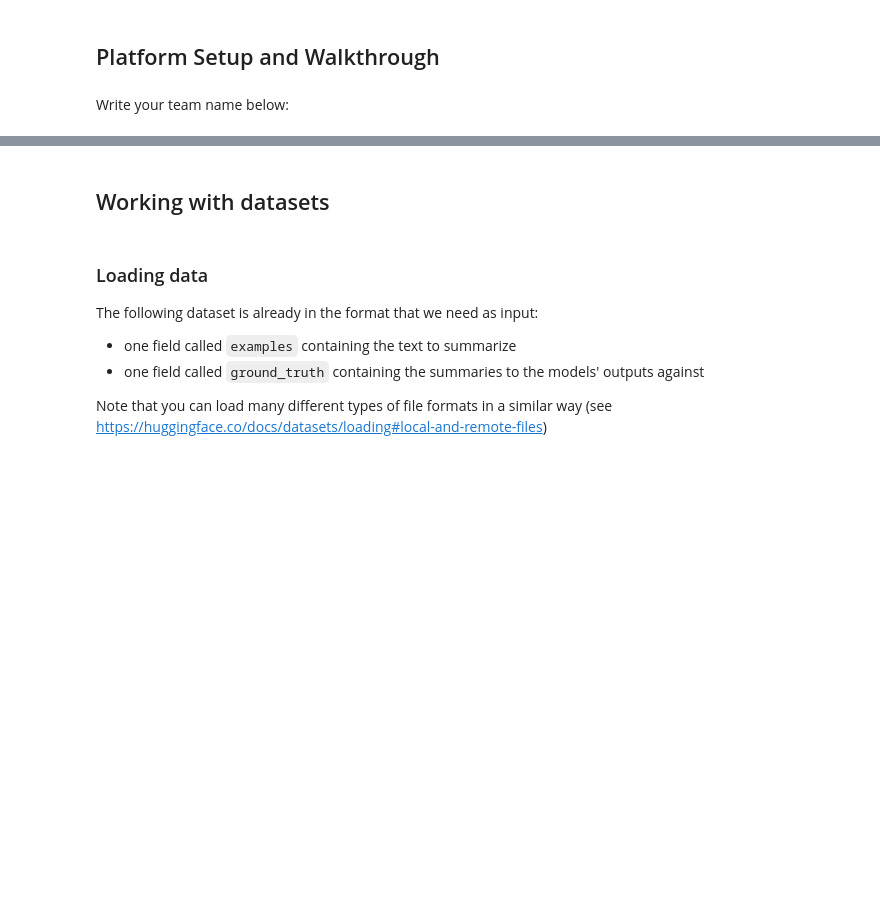
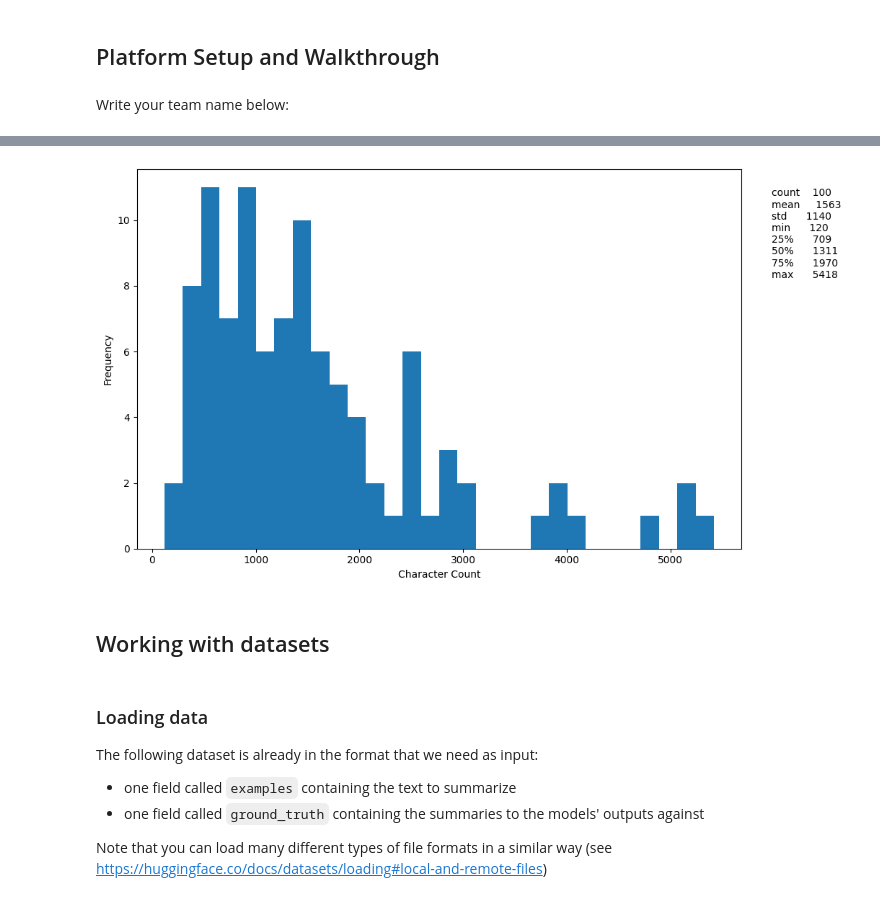
Before and after one commit to mozilla-ai/lumigator-demo, a Jupyter notebook: walkthrough.ipynb, the cells around one changed output, grey strips where cells are left out. Cells and saved outputs as stored; diff of their text form; code cells hidden in the pictures; blank space fills up the shorter version.

Commit message:
Merged TB analysis cells, implemented CSV download, integrated with the lib

```diff
--- a/walkthrough.ipynb
+++ b/walkthrough.ipynb
@@ -18,9 +18,17 @@
 # %%
 import time
 import lumigator_demo as ld
+import pandas as pd
+import matplotlib.pyplot as plt
+import os
 
 from datasets import load_dataset
 from IPython.display import clear_output
+
+# wrap columns for inspection
+pd.set_option('display.max_colwidth', 0)
+# stylesheet for visibility
+plt.style.use("fast")
 # %% [markdown]
 Write your team name below:
 # %%
@@ -27,0 +48,4 @@ team_name = "lumigator_enthusiasts"
+# %%
+# show information about the Thunderbird dataset
+dataset_id = "db7ff8c2-a255-4d75-915d-77ba73affc53"
+r = ld.dataset_info(dataset_id)
@@ -27,0 +60,3 @@ team_name = "lumigator_enthusiasts"
+# %%
+# download the dataset into a pandas dataframe
+df = ld.dataset_download(dataset_id)
@@ -27,0 +69,3 @@ team_name = "lumigator_enthusiasts"
+# %%
+# Add a function to do some simple character counts for model input
+df['char_count'] = df['examples'].str.len()
@@ -28,3 +94,22 @@ team_name = "lumigator_enthusiasts"
+# %%
+fig, ax = plt.subplots(figsize=(12, 6))
+ax.hist(df['char_count'], bins=30)
+ax.set_xlabel('Character Count')
+ax.set_ylabel('Frequency')
+
+stats = df['char_count'].describe().apply(lambda x: f"{x:.0f}")
+
+# Add text boxes for statistics
+plt.text(1.05, 0.95, stats.to_string(),
+         transform=ax.transAxes, verticalalignment='top')
+
+# Adjust layout
+plt.tight_layout()
+fig.subplots_adjust(right=0.75)
+
+plt.show()
+# %% [output]
+[figure, added]
 # %% [markdown]
 ## Working with datasets
 # %% [markdown]
```
Also changed, not shown: parts of 10 cells of this notebook, 2 other files.
